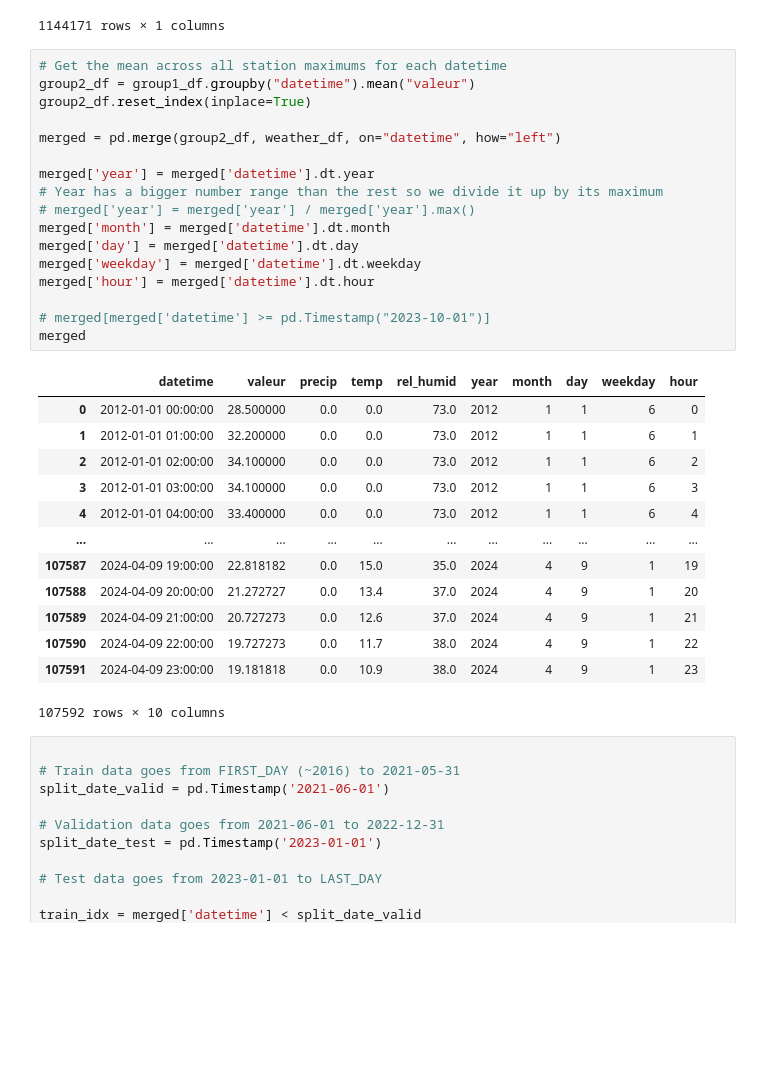
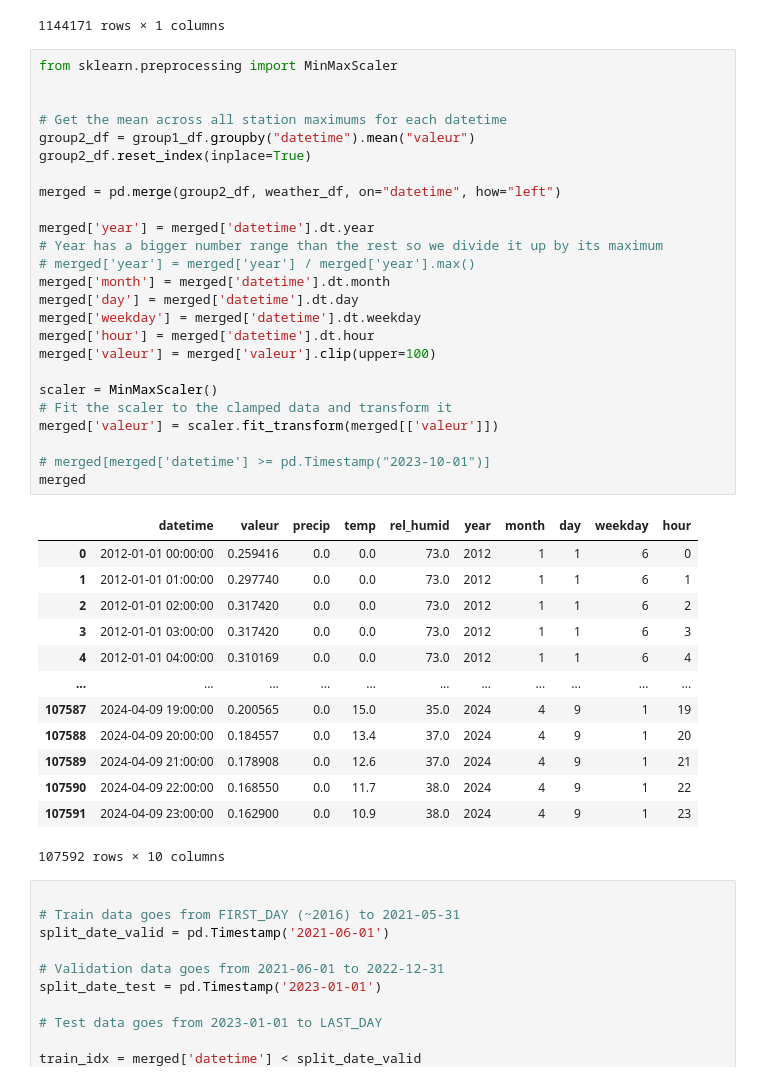
Before and after one commit to Magellol/montreal-aqi-predictions, a Jupyter notebook: index.ipynb, the cells around one changed output. Cells and saved outputs as stored; diff of their text form; blank space fills up the shorter version.

```diff
--- a/index.ipynb
+++ b/index.ipynb
@@ -221,35 +221,43 @@ group1_df
 |  | 2024-04-09 23:00:00 | 21 |
 1144171 rows × 1 columns
 # %%
+from sklearn.preprocessing import MinMaxScaler
+
+
 # Get the mean across all station maximums for each datetime
 group2_df = group1_df.groupby("datetime").mean("valeur")
 group2_df.reset_index(inplace=True)
 
 merged = pd.merge(group2_df, weather_df, on="datetime", how="left")
 
 merged['year'] = merged['datetime'].dt.year
 # Year has a bigger number range than the rest so we divide it up by its maximum
 # merged['year'] = merged['year'] / merged['year'].max()
 merged['month'] = merged['datetime'].dt.month
 merged['day'] = merged['datetime'].dt.day
 merged['weekday'] = merged['datetime'].dt.weekday
 merged['hour'] = merged['datetime'].dt.hour
+merged['valeur'] = merged['valeur'].clip(upper=100)
+
+scaler = MinMaxScaler()
+# Fit the scaler to the clamped data and transform it
+merged['valeur'] = scaler.fit_transform(merged[['valeur']])
 
 # merged[merged['datetime'] >= pd.Timestamp("2023-10-01")]
 merged
 # %% [output]
 |  | datetime | valeur | precip | temp | rel_humid | year | month | day | weekday | hour |
-| 0 | 2012-01-01 00:00:00 | 28.500000 | 0.0 | 0.0 | 73.0 | 2012 | 1 | 1 | 6 | 0 |
-| 1 | 2012-01-01 01:00:00 | 32.200000 | 0.0 | 0.0 | 73.0 | 2012 | 1 | 1 | 6 | 1 |
-| 2 | 2012-01-01 02:00:00 | 34.100000 | 0.0 | 0.0 | 73.0 | 2012 | 1 | 1 | 6 | 2 |
-| 3 | 2012-01-01 03:00:00 | 34.100000 | 0.0 | 0.0 | 73.0 | 2012 | 1 | 1 | 6 | 3 |
-| 4 | 2012-01-01 04:00:00 | 33.400000 | 0.0 | 0.0 | 73.0 | 2012 | 1 | 1 | 6 | 4 |
+| 0 | 2012-01-01 00:00:00 | 0.259416 | 0.0 | 0.0 | 73.0 | 2012 | 1 | 1 | 6 | 0 |
+| 1 | 2012-01-01 01:00:00 | 0.297740 | 0.0 | 0.0 | 73.0 | 2012 | 1 | 1 | 6 | 1 |
+| 2 | 2012-01-01 02:00:00 | 0.317420 | 0.0 | 0.0 | 73.0 | 2012 | 1 | 1 | 6 | 2 |
+| 3 | 2012-01-01 03:00:00 | 0.317420 | 0.0 | 0.0 | 73.0 | 2012 | 1 | 1 | 6 | 3 |
+| 4 | 2012-01-01 04:00:00 | 0.310169 | 0.0 | 0.0 | 73.0 | 2012 | 1 | 1 | 6 | 4 |
 | ... | ... | ... | ... | ... | ... | ... | ... | ... | ... | ... |
-| 107587 | 2024-04-09 19:00:00 | 22.818182 | 0.0 | 15.0 | 35.0 | 2024 | 4 | 9 | 1 | 19 |
-| 107588 | 2024-04-09 20:00:00 | 21.272727 | 0.0 | 13.4 | 37.0 | 2024 | 4 | 9 | 1 | 20 |
-| 107589 | 2024-04-09 21:00:00 | 20.727273 | 0.0 | 12.6 | 37.0 | 2024 | 4 | 9 | 1 | 21 |
-| 107590 | 2024-04-09 22:00:00 | 19.727273 | 0.0 | 11.7 | 38.0 | 2024 | 4 | 9 | 1 | 22 |
-| 107591 | 2024-04-09 23:00:00 | 19.181818 | 0.0 | 10.9 | 38.0 | 2024 | 4 | 9 | 1 | 23 |
+| 107587 | 2024-04-09 19:00:00 | 0.200565 | 0.0 | 15.0 | 35.0 | 2024 | 4 | 9 | 1 | 19 |
+| 107588 | 2024-04-09 20:00:00 | 0.184557 | 0.0 | 13.4 | 37.0 | 2024 | 4 | 9 | 1 | 20 |
+| 107589 | 2024-04-09 21:00:00 | 0.178908 | 0.0 | 12.6 | 37.0 | 2024 | 4 | 9 | 1 | 21 |
+| 107590 | 2024-04-09 22:00:00 | 0.168550 | 0.0 | 11.7 | 38.0 | 2024 | 4 | 9 | 1 | 22 |
+| 107591 | 2024-04-09 23:00:00 | 0.162900 | 0.0 | 10.9 | 38.0 | 2024 | 4 | 9 | 1 | 23 |
 107592 rows × 10 columns
 # %%
 
```
Also changed, not shown: parts of 8 cells of this notebook.
